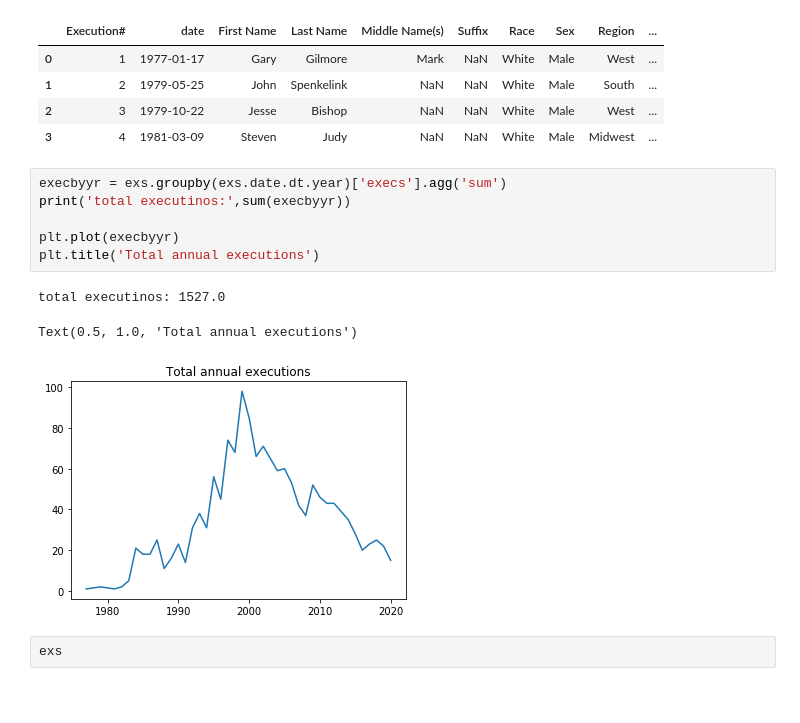
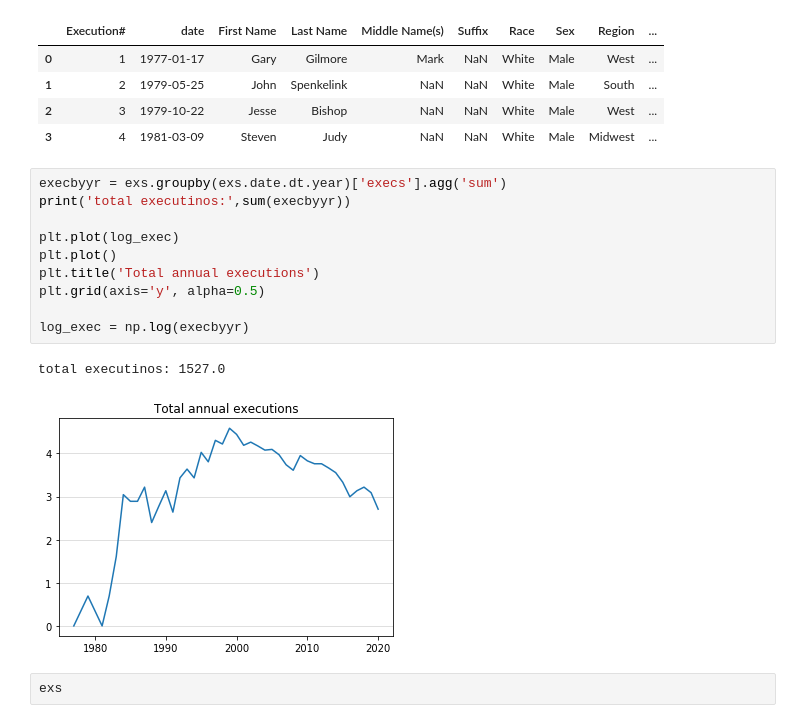
Before and after one commit to isaac-n-friends/499_final, a Jupyter notebook: Project.ipynb, the cells around one changed output. Drawn from its saved outputs; the diff is of its cells as text; blank space fills up the shorter version.

```diff
--- a/Project.ipynb
+++ b/Project.ipynb
@@ -48,13 +48,16 @@ exs.head(4)
 # %%
 execbyyr = exs.groupby(exs.date.dt.year)['execs'].agg('sum')
 print('total executinos:',sum(execbyyr))
 
-plt.plot(execbyyr)
+plt.plot(log_exec)
+plt.plot()
 plt.title('Total annual executions')
+plt.grid(axis='y', alpha=0.5)
+
+log_exec = np.log(execbyyr)
 # %% [output]
 total executinos: 1527.0
-Text(0.5, 1.0, 'Total annual executions')
-[figure, old version]
+[figure, new version]
 # %%
 exs
 # %% [output]
```
Also changed, not shown: parts of 2 cells of this notebook.
